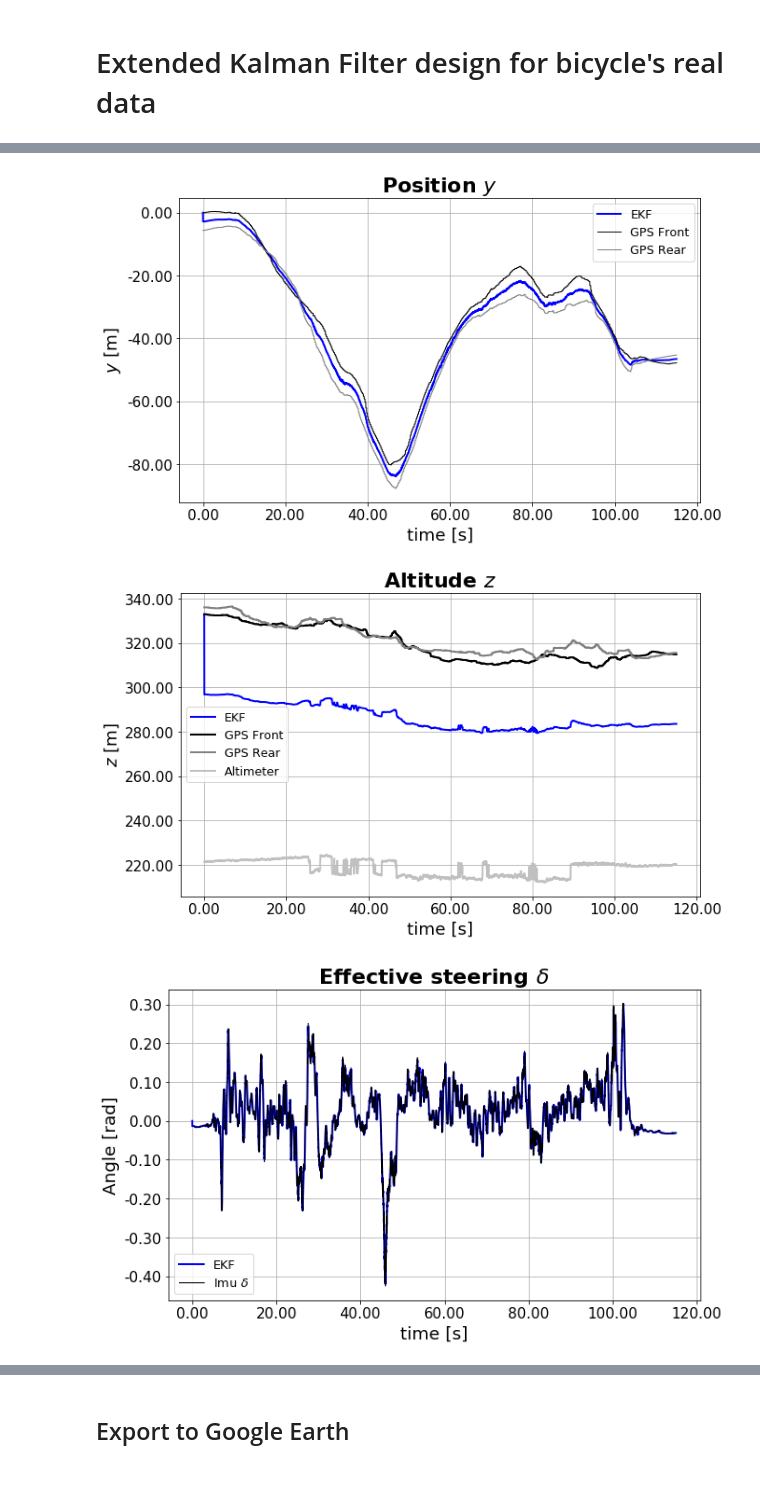
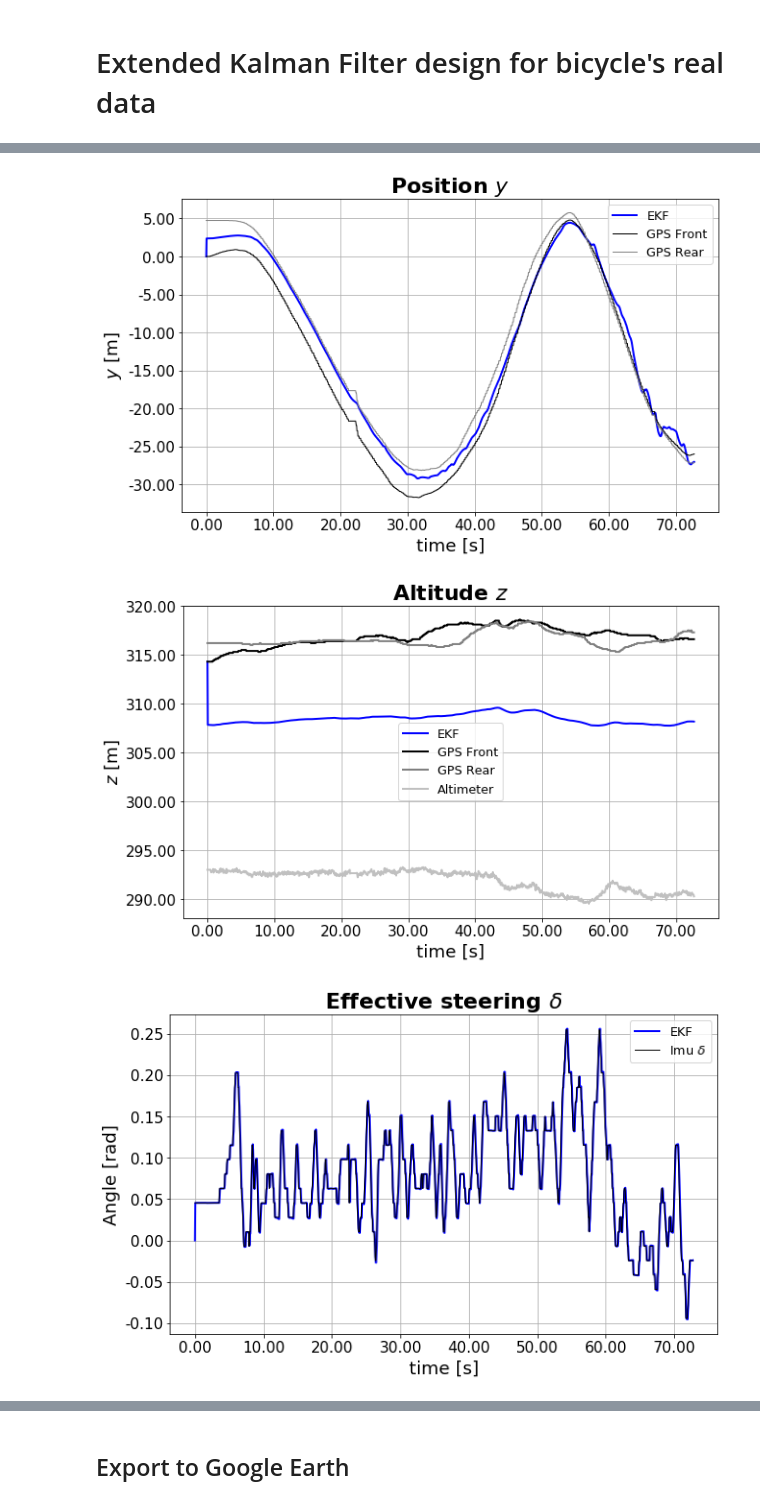
Before and after one commit to francisc0garcia/autonomous_bicycle, a Jupyter notebook: docs/python_notebooks/EKF_with_real_data.ipynb, the cells around one changed output, grey strips where cells are left out. Cells and saved outputs as stored; diff of their text form; code cells hidden in the pictures.

Commit message:
- Update scripts for recording ros bags: add optical steering sensor and IMU calibration status - Update scripts for real data processing: consider now both imu and optical steering angle

```diff
--- a/docs/python_notebooks/EKF_with_real_data.ipynb
+++ b/docs/python_notebooks/EKF_with_real_data.ipynb
@@ -16,12 +15,13 @@ from PlotUtils import *
 from DatasetHelper import *
 from RealDatasetImporter import *
 # %%
-global_path = '../../bags/experiments/08_07_2017/csv/'
+global_path = '../../bags/experiments/10_09_2017/csv/'
+file_name = 'field_half/field_half_preprocessed.csv'
+#file_name = 'field_external_optical/field_external_optical_preprocessed.csv'
 
+#global_path = '../../bags/experiments/08_07_2017/csv/'
 #file_name = 'football_field_external/football_field_external_preprocessed.csv'
-file_name = 'parking_to_mensa/parking_to_mensa_preprocessed.csv'
 #file_name = 'parking_2/parking_2_preprocessed.csv'
-
 #file_name = 'football_field_line_3/football_field_line_3_preprocessed.csv'
 #file_name = 'mensa_to_mensa/mensa_to_mensa_preprocessed.csv'
 
@@ -36,38 +36,39 @@ di = RealDatasetHelper(data)
 linear_a = data[[di.linear_a]].as_matrix()
 angular_phi = data[[di.angular_vel_phi]].as_matrix()
 angular_delta = data[[di.angular_vel_delta]].as_matrix()
+
+# select time: convert from pandas to numpy and fix initial offset
 time = data[[di.time]].as_matrix()
+time = time.astype('float64')/1e9
+time = time - time[0]
 
-#di.plot_dataset()
+dpi = 150
 # %%
-# select time: convert from pandas to numpy and fix initial offset
-time = di.data[di.time].as_matrix()
-time = time.astype('float64')/1e9
-time = time - time[0]
+# Select which velocity to use: wheel encoder of GSP -based:
 
-dpi = 150
+# [v, v_scale] = [di.real_v, 1.0]  # use Wheel encoder velocity, 0.23 scale for old datasets
+[v, v_scale] = [di.real_v_gps, 1.0]  # use GPS velocity
 
-# select simulated measurements Z (sim):
-v_scale = 0.23
-v = di.real_v
-
-#v_scale = 1
-#v = di.real_v_gps
+# Use optical steering angle or IMU steering angle
+use_optical_steering = True
 
 sim = di.data.filter(items=[di.real_xf, di.real_xr, di.real_yf, di.real_yr,
                             di.real_zf, di.real_zr, di.real_za,
-                            di.real_delta, di.real_psi, di.real_phi]).as_matrix()
+                            di.real_delta if use_optical_steering else di.real_delta_imu,
+                            di.real_psi, di.real_phi]).as_matrix()
 
-# Fix initial offset (for visualization):
+sim_view = sim.copy()
+
+# Fix initial offset:
 offset_x = sim[0, 0]
 offset_y = sim[0, 2]
-
-sim_view = sim.copy()
+offset_delta = sim_view[0, 7]
 
 sim_view[:, 0] -= offset_x
 sim_view[:, 1] -= offset_x
 sim_view[:, 2] -= offset_y
 sim_view[:, 3] -= offset_y
+sim_view[:, 7] -= offset_delta
 
 # select imputs:
 U = di.data.filter(items=[v, di.angular_vel_phi, di.angular_vel_delta]).as_matrix()
@@ -337,5 +338,5 @@ z_view[:, 3] -= offset_y
 
 path_output_filter = 'filters/EKF/experiments/' + file_name.split("/")[0] + "/"
 plot_filter_results_real_data(xs=xs_view, sim=z_view, time=time, file_name=path_output_filter, filter_name="EKF",
-                              dpi=150, format='png')
+                              dpi=dpi, format='png')
 # %% [output]
@@ -344,3 +345,3 @@ plot_filter_results_real_data(xs=xs_view, sim=z_view, time=time, file_name=path_
-[figure, old version]
+[figure, new version]
-[figure, old version]
+[figure, new version]
-[figure, old version]
+[figure, new version]
```
Also changed, not shown: parts of 5 cells of this notebook, 19 other files.
